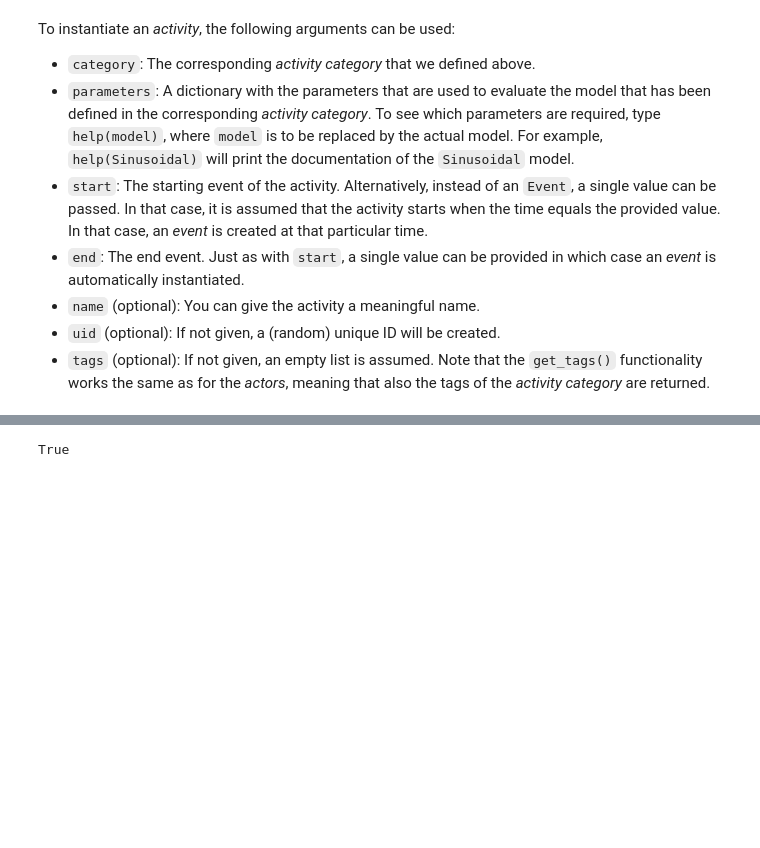
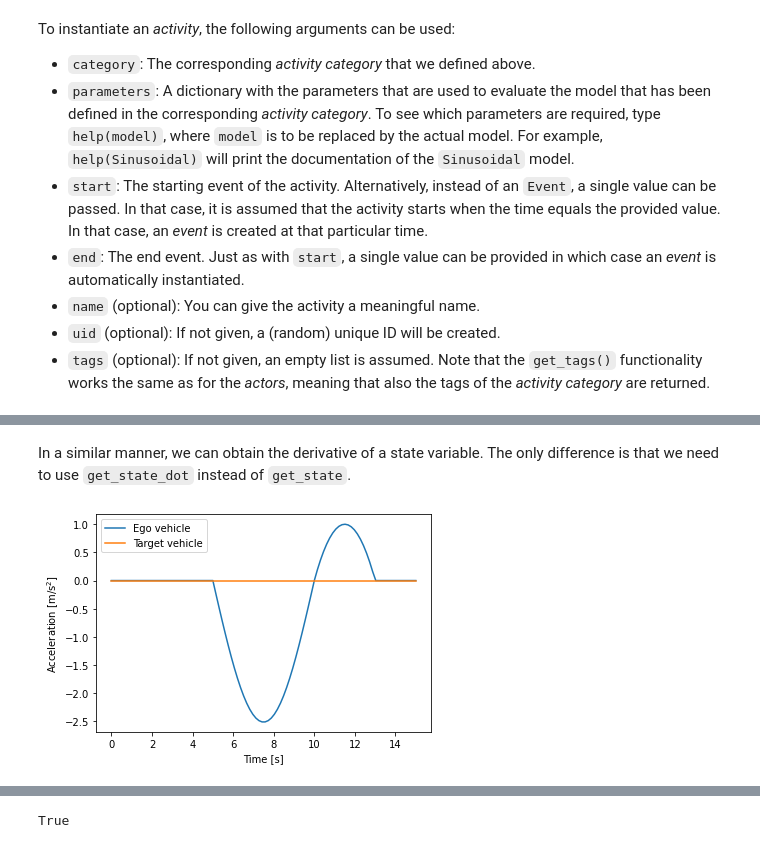
Before and after one commit to ErwindeGelder/ScenarioDomainModel, a Jupyter notebook: Tutorial 2 Scenario.ipynb, the cells around one changed output, grey strips where cells are left out. Drawn from its saved outputs; the diff is of its cells as text; code cells hidden in the pictures; blank space fills up the shorter version.

```diff
--- a/Tutorial 2 Scenario.ipynb
+++ b/Tutorial 2 Scenario.ipynb
@@ -170,0 +201,13 @@ CUTIN.set_physical_things([MOTORWAY])
+# %% [markdown]
+In a similar manner, we can obtain the derivative of a state variable. The only difference is that we need to use `get_state_dot` instead of `get_state`.
+# %%
+EGO_ACCELERATION = CUTIN.get_state_dot(EGO_VEHICLE, StateVariable.SPEED, TIME)
+TARGET_ACCELERATION = CUTIN.get_state_dot(TARGET_VEHICLE, StateVariable.SPEED, TIME)
+plt.plot(TIME, EGO_ACCELERATION, label="Ego vehicle")
+plt.plot(TIME, TARGET_ACCELERATION, label="Target vehicle")
+plt.legend()
+plt.xlabel("Time [s]")
+plt.ylabel("Acceleration [m/s$^2$]")
+plt.show()
+# %% [output]
+[figure, added]
```
Also changed, not shown: parts of 22 cells of this notebook.
